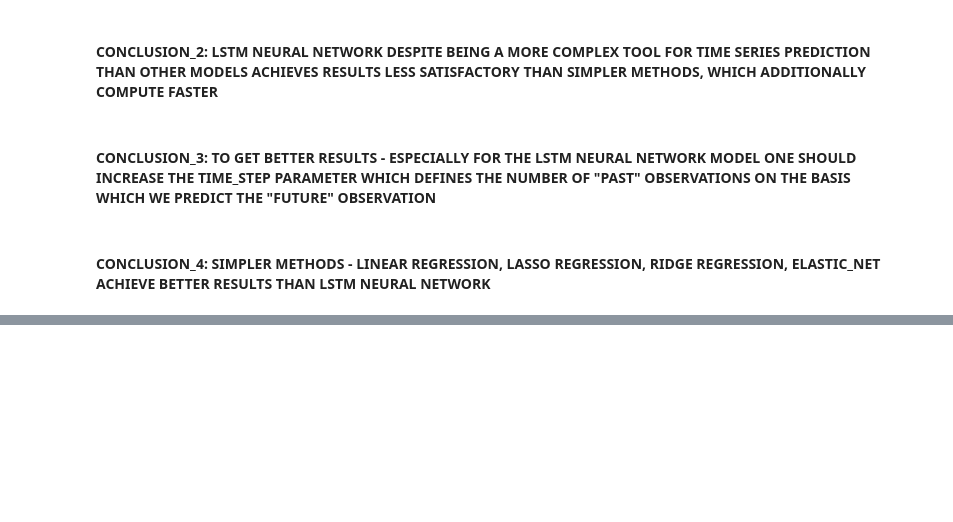
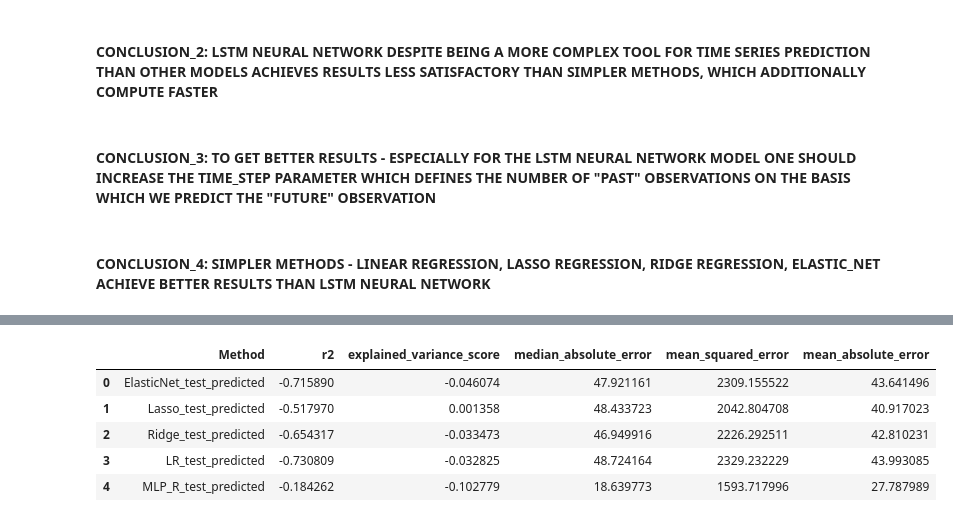
Before and after one commit to rkons88/Google-Alphabet-stock-price-forecast, a Jupyter notebook: PROJEKT ZALICZENIOWY.ipynb, the cells around one changed output, grey strips where cells are left out. Drawn from its saved outputs; the diff is of its cells as text; code cells hidden in the pictures; blank space fills up the shorter version.

```diff
--- a/PROJEKT ZALICZENIOWY.ipynb
+++ b/PROJEKT ZALICZENIOWY.ipynb
@@ -725,3 +833,5 @@ plt.show()
 #### CONCLUSION_3: TO GET BETTER RESULTS - ESPECIALLY FOR THE LSTM NEURAL NETWORK MODEL ONE SHOULD INCREASE THE TIME_STEP PARAMETER WHICH DEFINES THE NUMBER OF "PAST" OBSERVATIONS ON THE BASIS WHICH WE PREDICT THE "FUTURE" OBSERVATION
 # %% [markdown]
 #### CONCLUSION_4: SIMPLER METHODS - LINEAR REGRESSION, LASSO REGRESSION, RIDGE REGRESSION, ELASTIC_NET ACHIEVE BETTER RESULTS THAN LSTM NEURAL NETWORK
+# %%
+data = yf.download('GOOGL', index_col = 0, squeeze = True, parse_dates=['Date'])
@@ -727,0 +840,4 @@ plt.show()
+# %%
+data = data['Close']
+# %%
+data_values = data.values
@@ -728,2 +849,2 @@ plt.show()
 # %%
-data_train = data[:-test_data_size]
+data_train = data_values[:-test_data_size]
@@ -830,0 +982,20 @@ df[df['r2'] == df['r2'].max()]
+# %%
+d_3 = {'r2': r2,
+     'explained_variance_score': explained_variance_score,
+     'median_absolute_error': median_absolute_error,
+     'mean_squared_error' : mean_squared_error,
+     'mean_absolute_error' : mean_absolute_error,
+    }
+
+df_3 = pd.DataFrame(data=d_3)
+
+df_3.insert(loc=0, column='Method', value=['ElasticNet_test_predicted','Lasso_test_predicted','Ridge_test_predicted', 'LR_test_predicted', 'MLP_R_test_predicted'])
+
+df_3
+# %% [output]
+|  | Method | r2 | explained_variance_score | median_absolute_error | mean_squared_error | mean_absolute_error |
+| 0 | ElasticNet_test_predicted | -0.715890 | -0.046074 | 47.921161 | 2309.155522 | 43.641496 |
+| 1 | Lasso_test_predicted | -0.517970 | 0.001358 | 48.433723 | 2042.804708 | 40.917023 |
+| 2 | Ridge_test_predicted | -0.654317 | -0.033473 | 46.949916 | 2226.292511 | 42.810231 |
+| 3 | LR_test_predicted | -0.730809 | -0.032825 | 48.724164 | 2329.232229 | 43.993085 |
+| 4 | MLP_R_test_predicted | -0.184262 | -0.102779 | 18.639773 | 1593.717996 | 27.787989 |
```
Also changed, not shown: parts of 51 cells of this notebook.
